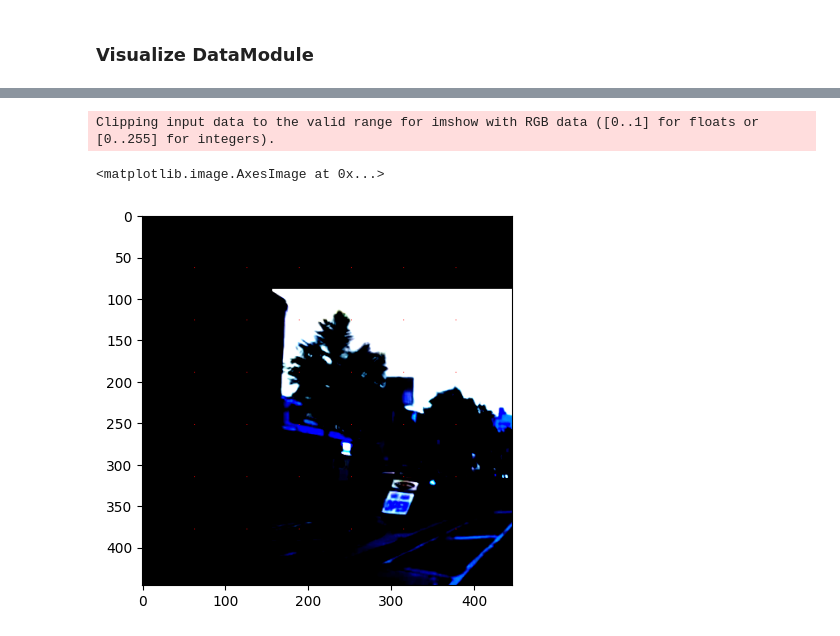
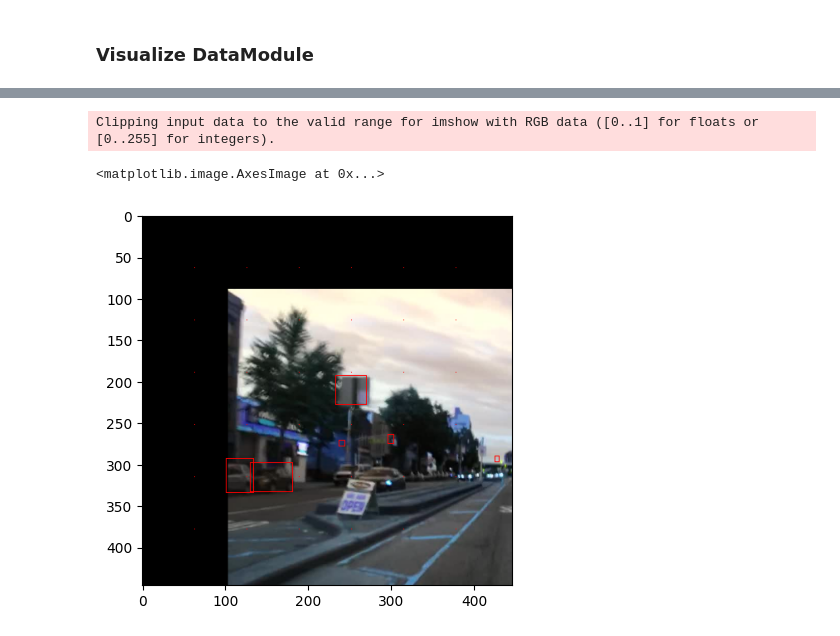
Before and after one commit to watanka/OBJECT_DETECTION, a Jupyter notebook: dataprocessing.ipynb, the cells around one changed output, grey strips where cells are left out. Cells and saved outputs as stored; diff of their text form; code cells hidden in the pictures.

```diff
--- a/dataprocessing.ipynb
+++ b/dataprocessing.ipynb
@@ -178,7 +178,7 @@ jsonfile = 'data/label/det_val.json'
 num_grid = 7
 num_classes = 13
 numbox = 2
-batch_size = 1
+batch_size = 8
 num_workers = 0
 
 train_transform = A.Compose(
@@ -186,7 +186,7 @@ train_transform = A.Compose(
         A.geometric.resize.RandomScale(scale_limit=0.2),
         A.geometric.transforms.Affine(translate_percent = [0.2, 0.2]),
         A.geometric.resize.SmallestMaxSize(max_size=446),
-        A.Normalize(),  # mean=(0.485, 0.456, 0.406), std=(0.229, 0.224, 0.225)
+        # A.Normalize(),  # mean=(0.485, 0.456, 0.406), std=(0.229, 0.224, 0.225)
         A.transforms.ColorJitter(brightness = 0.5, saturation = 0.5),
         A.RandomCrop(width=446, height=446, always_apply=True, p=1.0),
         A.PadIfNeeded(min_width=446 , min_height=446, border_mode=None),
@@ -200,7 +200,7 @@ train_transform = A.Compose(
 
 test_transform = A.Compose(
     [
-        A.Normalize(), # mean=(0.485, 0.456, 0.406), std=(0.229, 0.224, 0.225)
+        # A.Normalize(), # mean=(0.485, 0.456, 0.406), std=(0.229, 0.224, 0.225)
         A.geometric.resize.LongestMaxSize(max_size=446),
         A.PadIfNeeded(min_width=446, min_height=446, border_mode=None),
 
@@ -221,5 +221,5 @@ datamodule.setup('test')
 train_dataloader = datamodule.train_dataloader()
 test_dataloader = datamodule.test_dataloader()
 # %%
-train_img_batch, train_label_grid_batch, train_bbox_batch, train_label_batch = next(iter(train_dataloader))
-test_img_batch, test_label_grid_batch, test_bbox_batch, test_label_batch = next(iter(test_dataloader))
+train_img_batch, train_label_grid_batch = next(iter(train_dataloader))
+test_img_batch, test_label_grid_batch = next(iter(test_dataloader))
@@ -292,8 +256,6 @@ from YOLOv1.utils import convert_labelgrid, decode_labelgrid
 # %%
-
-
-plt.imshow(visualize_gridbbox(train_img_batch[0], train_label_grid_batch[0]))
+plt.imshow(visualize_gridbbox(train_img_batch[0]/255, train_label_grid_batch[0]))
 # %% [output]
 Clipping input data to the valid range for imshow with RGB data ([0..1] for floats or [0..255] for integers).
 <matplotlib.image.AxesImage at 0x...>
-[figure, old version]
+[figure, new version]
```
Also changed, not shown: parts of 7 cells of this notebook, 6 other files.
